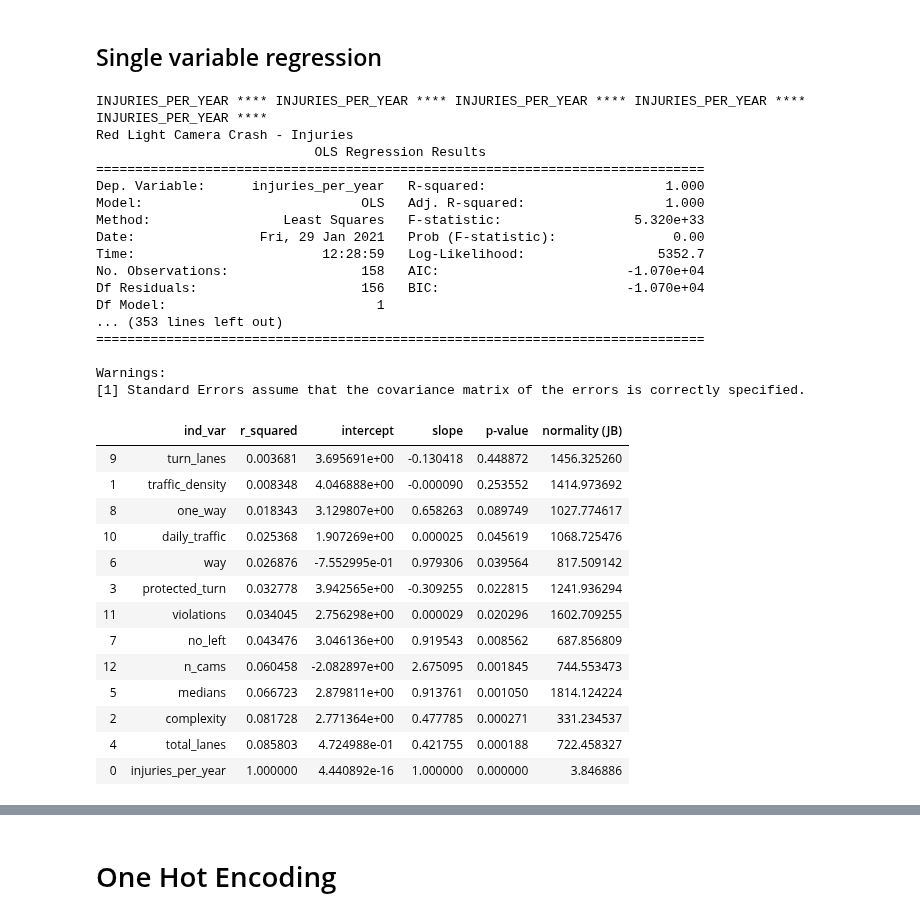
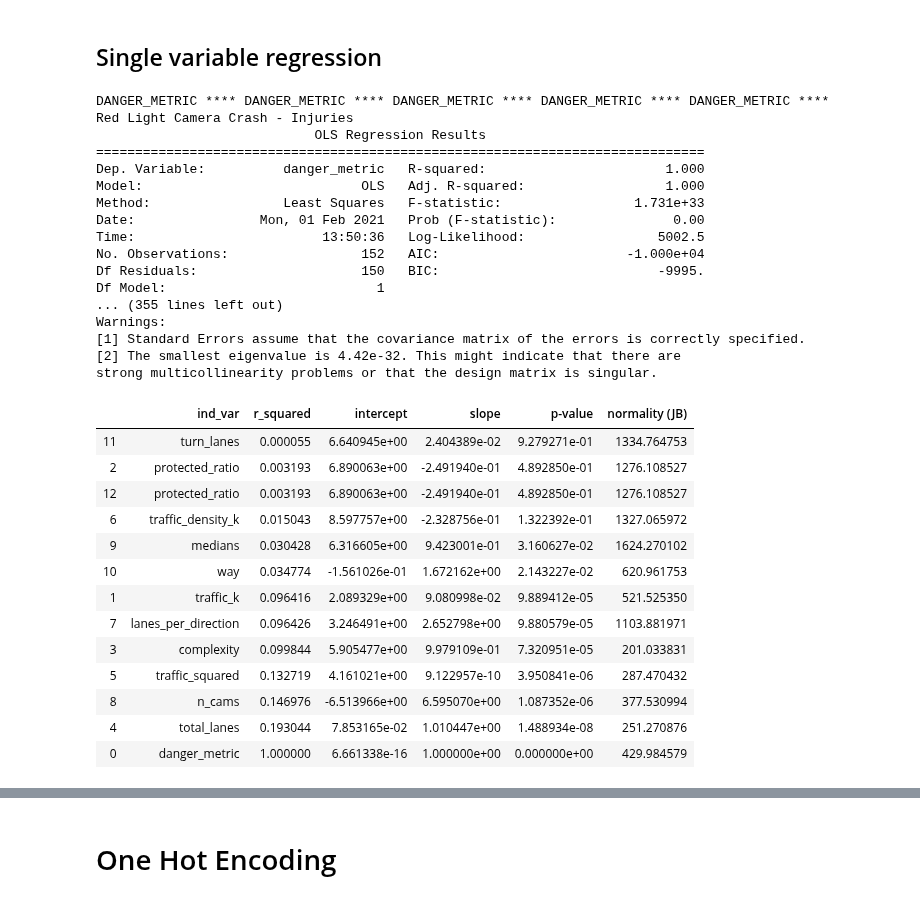
Before and after one commit to sciencelee/chicago-red-light-cameras, a Jupyter notebook: 04-crash-model.ipynb, the cells around one changed output, grey strips where cells are left out. Cells and saved outputs as stored; diff of their text form; code cells hidden in the pictures.

```diff
--- a/04-crash-model.ipynb
+++ b/04-crash-model.ipynb
@@ -1229,71 +396,71 @@ import scipy.stats as stats
 import statsmodels.stats.api as sms
 
 # I don't need to see regression analysis for all of my variables
-target = 'injuries_per_year'
+target = 'danger_metric'
 
-targets = ['injuries_per_year', 'crash_per_year']
-continuous = [target, 'traffic_density', 'complexity', 'protected_turn', 'total_lanes', 'medians',
-              'way', 'no_left', 'one_way', 'turn_lanes', 'daily_traffic', 'violations', 'n_cams',]
-categoricals = ['exit', 'split', 'underpass', 'angled', 'triangle', 'rlc',]
+continuous = [target, 'traffic_k', 'protected_ratio', 'complexity', 'total_lanes', 'traffic_squared',
+              'traffic_density_k', 'lanes_per_direction', 'n_cams', 'medians', 'way', 'turn_lanes', 'protected_ratio']
 
+categoricals = ['exit', 'split', 'underpass', 'angled', 'triangle', 'rlc',
+                 'no_left', 'one_way']
 
-df_cont = crash_df[continuous]
+df_cont = df_final[continuous]
 
 
 
 results = []
 
 for idx, column in enumerate(df_cont.columns):
     print()
     print((column.upper() + " **** ") * 5)
     print ("Red Light Camera Crash - Injuries")
 
     f = '{}~{}'.format(target, column)  # create my model formula
     model = smf.ols(formula=f, data=df_cont).fit()  # fit the model
     print(model.summary())
 
 #     fig, axes = plt.subplots(figsize=(15,12))
 #     fig = sm.graphics.plot_regress_exog(model, column, fig=fig)
 #     fig = sm.graphics.qqplot(model.resid, dist=stats.norm, line='45', fit=True)
 #     fig.tight_layout()
 #     plt.show()
 
     results.append([column, model.rsquared, model.params[0], model.params[1], model.pvalues[1], sms.jarque_bera(model.resid)[0]])
 
 result_df = pd.DataFrame(results, columns=['ind_var', 'r_squared', 'intercept', 'slope', 'p-value', 'normality (JB)' ])
 result_df.sort_values(by='r_squared')
 # %% [output]
-INJURIES_PER_YEAR **** INJURIES_PER_YEAR **** INJURIES_PER_YEAR **** INJURIES_PER_YEAR **** INJURIES_PER_YEAR ****
+DANGER_METRIC **** DANGER_METRIC **** DANGER_METRIC **** DANGER_METRIC **** DANGER_METRIC ****
 Red Light Camera Crash - Injuries
                             OLS Regression Results
 ==============================================================================
-Dep. Variable:      injuries_per_year   R-squared:                       1.000
+Dep. Variable:          danger_metric   R-squared:                       1.000
 Model:                            OLS   Adj. R-squared:                  1.000
-Method:                 Least Squares   F-statistic:                 5.320e+33
-Date:                Fri, 29 Jan 2021   Prob (F-statistic):               0.00
-Time:                        12:28:59   Log-Likelihood:                 5352.7
-No. Observations:                 158   AIC:                        -1.070e+04
-Df Residuals:                     156   BIC:                        -1.070e+04
+Method:                 Least Squares   F-statistic:                 1.731e+33
+Date:                Mon, 01 Feb 2021   Prob (F-statistic):               0.00
+Time:                        13:50:36   Log-Likelihood:                 5002.5
+No. Observations:                 152   AIC:                        -1.000e+04
+Df Residuals:                     150   BIC:                            -9995.
 Df Model:                           1
-... (353 lines left out)
-==============================================================================
-
+... (355 lines left out)
 Warnings:
 [1] Standard Errors assume that the covariance matrix of the errors is correctly specified.
+[2] The smallest eigenvalue is 4.42e-32. This might indicate that there are
+strong multicollinearity problems or that the design matrix is singular.
 |  | ind_var | r_squared | intercept | slope | p-value | normality (JB) |
-| 9 | turn_lanes | 0.003681 | 3.695691e+00 | -0.130418 | 0.448872 | 1456.325260 |
-| 1 | traffic_density | 0.008348 | 4.046888e+00 | -0.000090 | 0.253552 | 1414.973692 |
-| 8 | one_way | 0.018343 | 3.129807e+00 | 0.658263 | 0.089749 | 1027.774617 |
-| 10 | daily_traffic | 0.025368 | 1.907269e+00 | 0.000025 | 0.045619 | 1068.725476 |
-| 6 | way | 0.026876 | -7.552995e-01 | 0.979306 | 0.039564 | 817.509142 |
-| 3 | protected_turn | 0.032778 | 3.942565e+00 | -0.309255 | 0.022815 | 1241.936294 |
-| 11 | violations | 0.034045 | 2.756298e+00 | 0.000029 | 0.020296 | 1602.709255 |
-| 7 | no_left | 0.043476 | 3.046136e+00 | 0.919543 | 0.008562 | 687.856809 |
-| 12 | n_cams | 0.060458 | -2.082897e+00 | 2.675095 | 0.001845 | 744.553473 |
-| 5 | medians | 0.066723 | 2.879811e+00 | 0.913761 | 0.001050 | 1814.124224 |
-| 2 | complexity | 0.081728 | 2.771364e+00 | 0.477785 | 0.000271 | 331.234537 |
-| 4 | total_lanes | 0.085803 | 4.724988e-01 | 0.421755 | 0.000188 | 722.458327 |
-| 0 | injuries_per_year | 1.000000 | 4.440892e-16 | 1.000000 | 0.000000 | 3.846886 |
+| 11 | turn_lanes | 0.000055 | 6.640945e+00 | 2.404389e-02 | 9.279271e-01 | 1334.764753 |
+| 2 | protected_ratio | 0.003193 | 6.890063e+00 | -2.491940e-01 | 4.892850e-01 | 1276.108527 |
+| 12 | protected_ratio | 0.003193 | 6.890063e+00 | -2.491940e-01 | 4.892850e-01 | 1276.108527 |
+| 6 | traffic_density_k | 0.015043 | 8.597757e+00 | -2.328756e-01 | 1.322392e-01 | 1327.065972 |
+| 9 | medians | 0.030428 | 6.316605e+00 | 9.423001e-01 | 3.160627e-02 | 1624.270102 |
+| 10 | way | 0.034774 | -1.561026e-01 | 1.672162e+00 | 2.143227e-02 | 620.961753 |
+| 1 | traffic_k | 0.096416 | 2.089329e+00 | 9.080998e-02 | 9.889412e-05 | 521.525350 |
+| 7 | lanes_per_direction | 0.096426 | 3.246491e+00 | 2.652798e+00 | 9.880579e-05 | 1103.881971 |
+| 3 | complexity | 0.099844 | 5.905477e+00 | 9.979109e-01 | 7.320951e-05 | 201.033831 |
+| 5 | traffic_squared | 0.132719 | 4.161021e+00 | 9.122957e-10 | 3.950841e-06 | 287.470432 |
+| 8 | n_cams | 0.146976 | -6.513966e+00 | 6.595070e+00 | 1.087352e-06 | 377.530994 |
+| 4 | total_lanes | 0.193044 | 7.853165e-02 | 1.010447e+00 | 1.488934e-08 | 251.270876 |
+| 0 | danger_metric | 1.000000 | 6.661338e-16 | 1.000000e+00 | 0.000000e+00 | 429.984579 |
 # %%
 #scatter plot takes a few min
 
```
Also changed, not shown: parts of 58 cells of this notebook, 3 other files.
